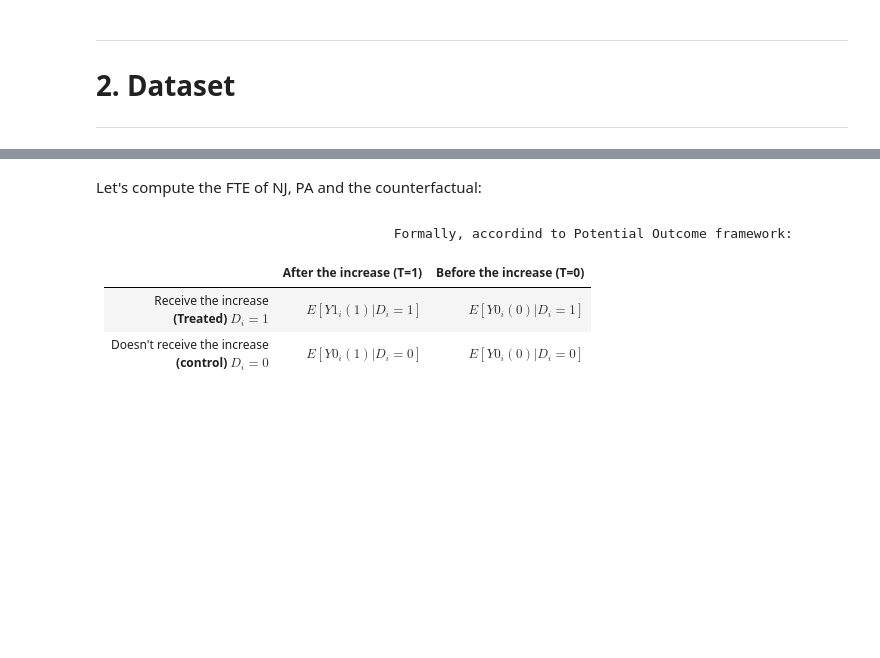
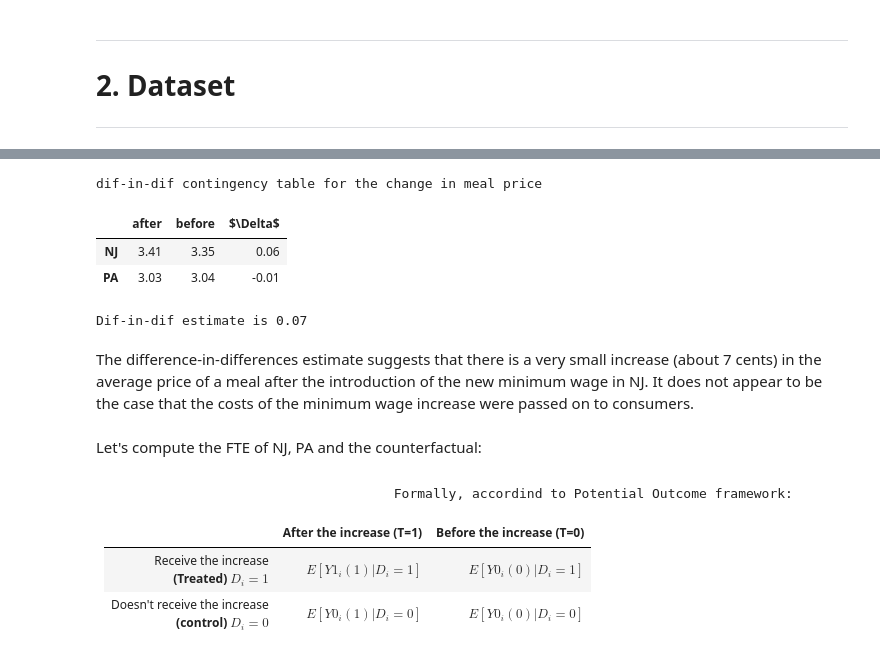
Before and after one commit to edoardofalchi/ose-data-science-course-projeect-edoardofalchi, a Jupyter notebook: Card_Krueger_1994.ipynb, the cells around one changed output, grey strips where cells are left out. Cells and saved outputs as stored; diff of their text form; code cells hidden in the pictures; blank space fills up the shorter version.

```diff
--- a/Card_Krueger_1994.ipynb
+++ b/Card_Krueger_1994.ipynb
@@ -231,3 +444,17 @@ The result shows “nj_after” is not statistically significant, meaning the mi
+# %%
+print("dif-in-dif contingency table for the change in meal price")
+did_est('price_full_meal',df)
+# %% [output]
+dif-in-dif contingency table for the change in meal price
+|  | after | before | $\Delta$ |
+| NJ | 3.41 | 3.35 | 0.06 |
+| PA | 3.03 | 3.04 | -0.01 |
+# %%
+print("Dif-in-dif estimate is", round(did_est('price_full_meal',df)['$\Delta$'][0]-did_est('price_full_meal',df)['$\Delta$'][1],2))
+# %% [output]
+Dif-in-dif estimate is 0.07
+# %% [markdown]
+The difference-in-differences estimate suggests that there is a very small increase (about 7 cents) in the average price of a meal after the introduction of the new minimum wage in NJ. It does not appear to be the case that the costs of the minimum wage increase were passed on to consumers.
 # %% [markdown]
 Let's compute the FTE of NJ, PA and the counterfactual:
 # %%
```
Also changed, not shown: parts of 122 cells of this notebook.
